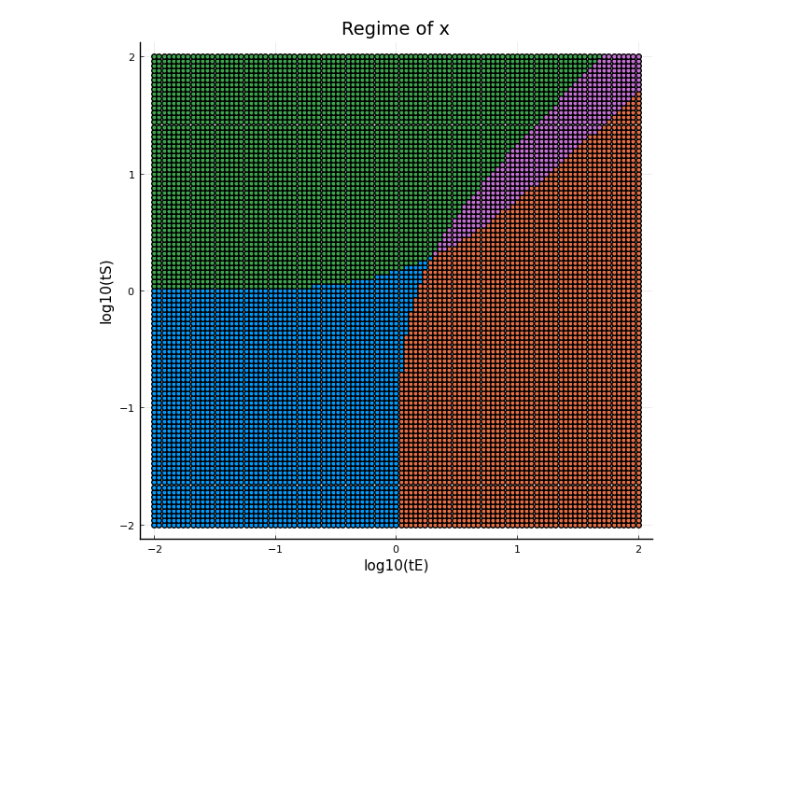
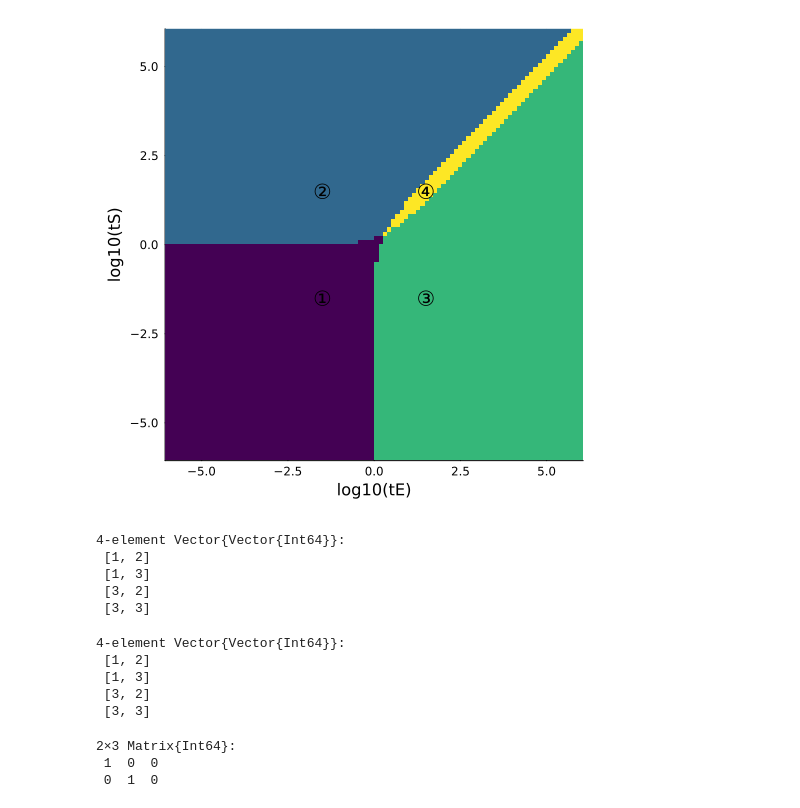
Before and after one commit to Qinguo25/BindingAndCatalysis.jl, a Jupyter notebook: Minimal_example.ipynb, the cells around one changed output. Cells and saved outputs as stored; diff of their text form; code cells hidden in the pictures; blank space fills up the shorter version.

```diff
--- a/Minimal_example.ipynb
+++ b/Minimal_example.ipynb
@@ -32,18 +39,11 @@ function label(data)
     return group_map
 end
 
-# # generate random x,with fixed K=1
-# x = begin
-#     es = randomize((10000,2))
-#     c = es[:,1] .* es[:,2]
-#     hcat(es, c)
-# end
-# # Calculate q
-# q = x2qK(model,x',only_q=true)'
+minx = -6
+maxx = 6
+points = 100
 
-
-
-logq_rg = -2:(4/100):2
+logq_rg = range(minx,maxx,points)
 q = collect(Base.product(exp10.(logq_rg), exp10.(logq_rg)))
 shape = size(q)
 q = stack(q[:],dims=1)
@@ -54,10 +54,16 @@ q = stack(q[:],dims=1)
 #     stack(q[:],dims=1)
 # end   # Generate random q values
 
-x = qK2x(model,q',K=[1])'
+x = qK2x(model,q',K=[1],alg_hints=[:stiff])' # Convert q to x with K=1'
 # Find the regime of x
 regimes = get_regime(model, x, q)
 regime_labels = label(regimes)
 labels = map(g-> regime_labels[g], regimes)
-labels_lattice = reshape(labels, shape)
+labels_lattice = Float64.(reshape(labels, shape))
+
+
+using ImageFiltering
+convolved_data = imfilter(labels_lattice, Kernel.Laplacian(), "replicate") # findboundary
+edge_map = convolved_data .!= 0
+print("Done")
 # %% [output]
@@ -87,5 +98,33 @@ contour(logq_rg, logq_rg, labels_lattice, color=[:black],
-# %%
-scatter(log10.(q[:,1]), log10.(q[:,2]),group=regimes, legend=false, xlabel="log10(tE)", ylabel="log10(tS)", title="Regime of x",size=(600,600))
-# %% [output]
-[figure, removed]
+# %%
+heatmap(logq_rg, logq_rg,labels_lattice,size=(500,500),legend=false,colormap=:viridis)
+annotate!(-1.5,-1.5, "①")
+annotate!(-1.5,1.5, "②")
+annotate!(1.5,-1.5, "③")
+annotate!(1.5,1.5,"④")
+xlabel!("log10(tE)")
+ylabel!("log10(tS)")
+# %% [output]
+[figure, added]
+# %%
+valid_regimes = find_valid_regime(model,recalculate=false)
+# %% [output]
+4-element Vector{Vector{Int64}}:
+ [1, 2]
+ [1, 3]
+ [3, 2]
+ [3, 3]
+# %%
+model.valid_regimes
+# %% [output]
+4-element Vector{Vector{Int64}}:
+ [1, 2]
+ [1, 3]
+ [3, 2]
+ [3, 3]
+# %%
+M_from_regime(model,[1,2])
+# %% [output]
+2×3 Matrix{Int64}:
+ 1  0  0
+ 0  1  0
 # %%
```
Also changed, not shown: parts of 14 cells of this notebook.
